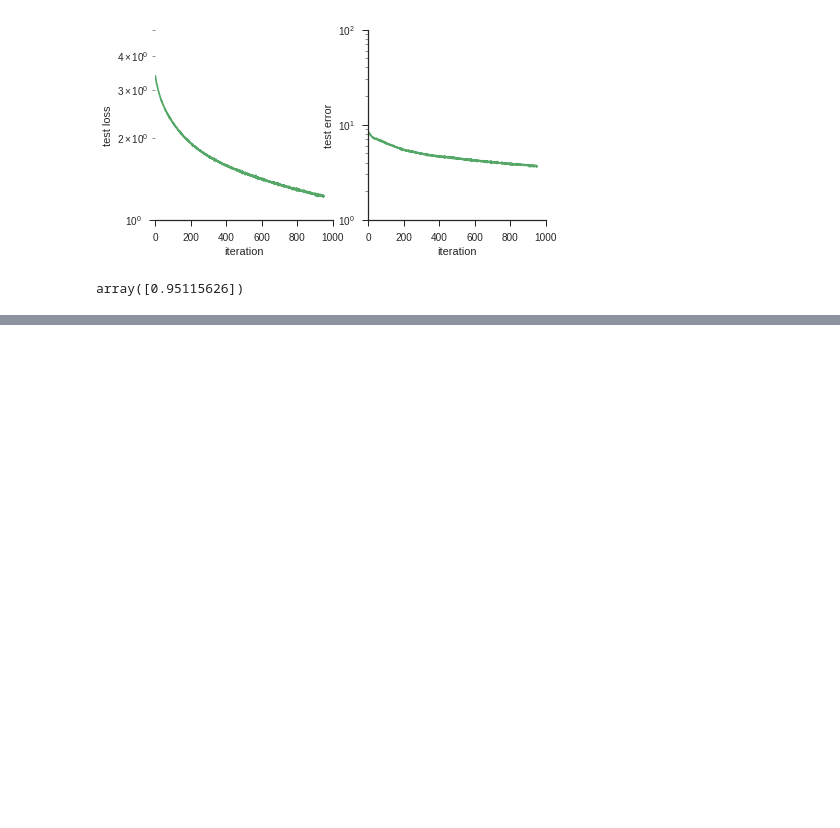
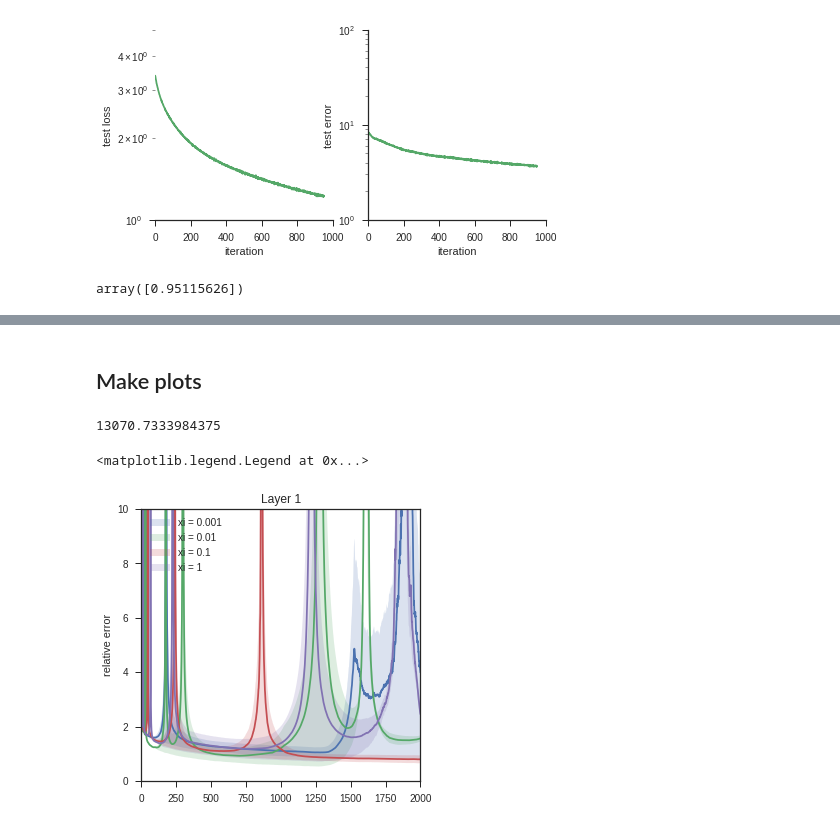
Before and after one commit to benlansdell/synthfeedback, a Jupyter notebook: notebooks/fig_2_validate_nodepert.ipynb, the cells around one changed output, grey strips where cells are left out. Drawn from its saved outputs; the diff is of its cells as text; code cells hidden in the pictures; blank space fills up the shorter version.

```diff
--- a/notebooks/fig_2_validate_nodepert.ipynb
+++ b/notebooks/fig_2_validate_nodepert.ipynb
@@ -373,0 +380,8 @@ array([0.95115626])
+# %%
+sns.set_style('ticks')
+#Load data from script
+fn_in = './experiments/nodepert4_fixedw_exact/summary/2_establish_convergence_feedforward_output_correctbatches.npz'
+with open(fn_in, 'rb') as f:
+    data = pickle.load(f)
+tags = data['tags']
+metrics = data['metrics']
@@ -373,0 +403,25 @@ array([0.95115626])
+# %% [markdown]
+## Make plots
+# %%
+np.max(metrics[:,:,:,5])
+# %% [output]
+13070.7333984375
+# %%
+
+#Plot norms
+var_xi = [1e-3, 1e-2, 1e-1, 1]
+N = metrics.shape[0]
+
+#Error
+idx = 5
+fig,axes = plt.subplots(1,1,figsize=(5,5), sharex = True)
+for i in range(N):
+    sns.tsplot(metrics[i,:,:,idx], ax = axes, color='C%d'%i)
+axes.set_ylabel('relative error');
+axes.set_title('Layer 1');
+#axes[0,0].set_yscale('log')
+axes.set_ylim([0.01, 10])
+axes.legend(['xi = 0.001', 'xi = 0.01', 'xi = 0.1', 'xi = 1'])
+# %% [output]
+<matplotlib.legend.Legend at 0x...>
+[figure, added]
```
Also changed, not shown: parts of 8 cells of this notebook, 9 other files.
